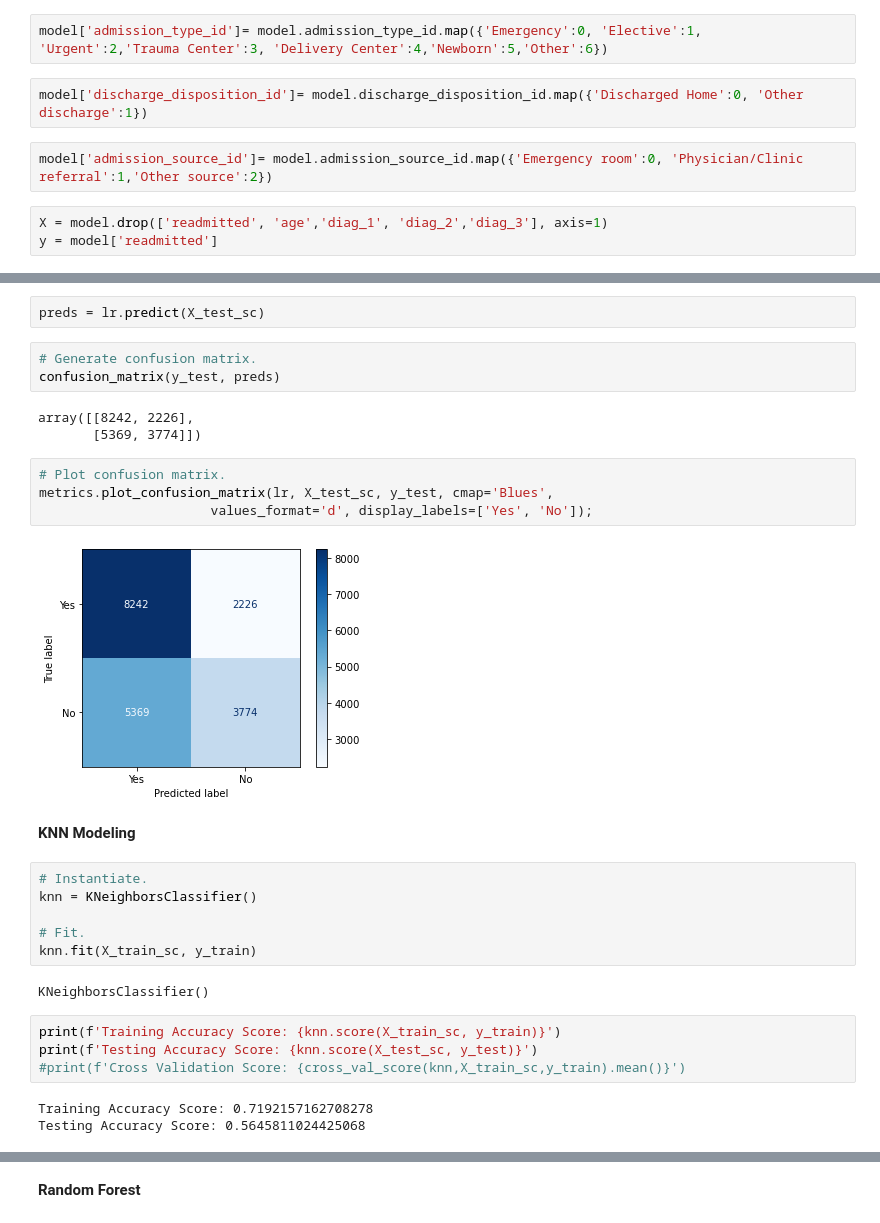
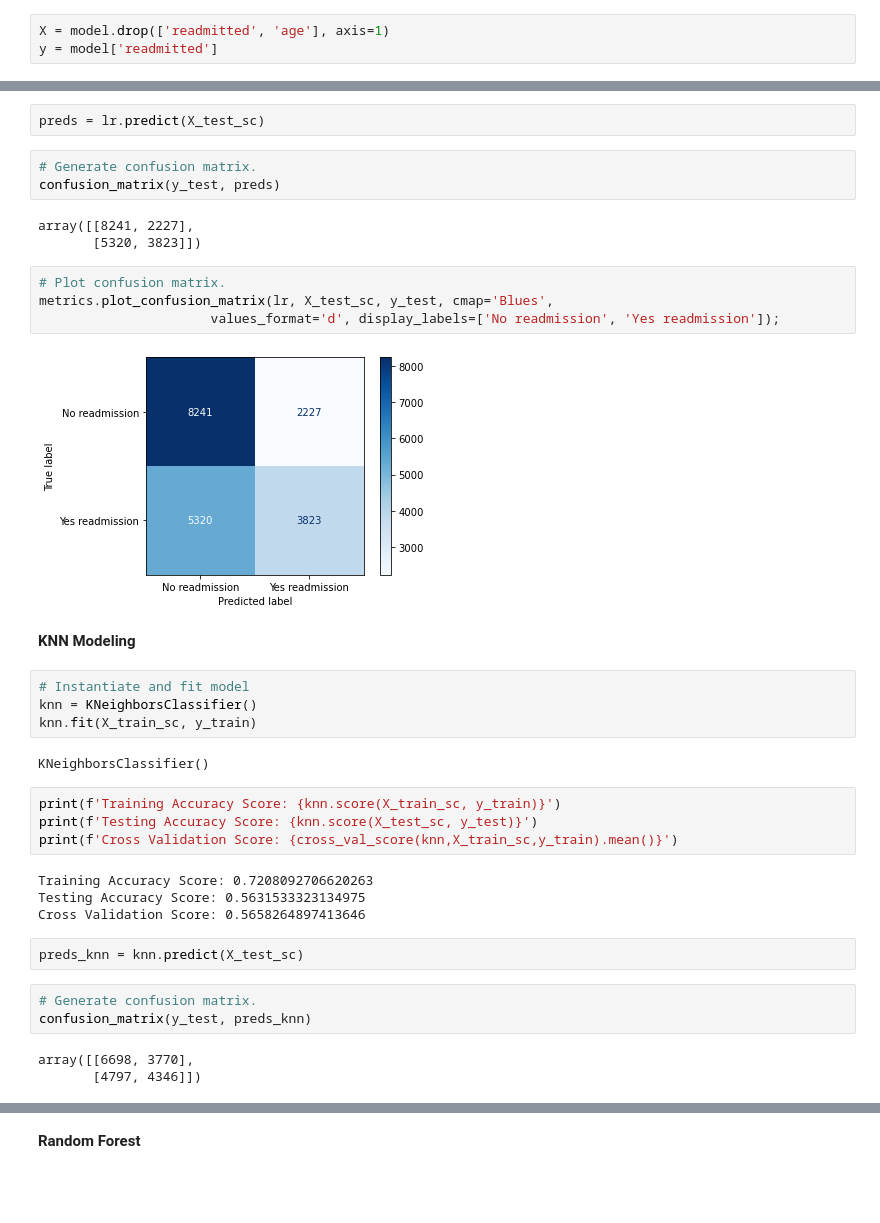
Before and after one commit to akamara05/diabetic_readmissions_project, a Jupyter notebook: part-04/Part 3- Modeling.ipynb, the cells around one changed output, grey strips where cells are left out. Cells and saved outputs as stored; diff of their text form; blank space fills up the shorter version.

Commit message:
EDA clean up and various modeling data options.

```diff
--- a/part-04/Part 3- Modeling.ipynb
+++ b/part-04/Part 3- Modeling.ipynb
@@ -71,11 +64,5 @@ Name: admission_source_id, dtype: int64
-# %%
-model['admission_type_id']= model.admission_type_id.map({'Emergency':0, 'Elective':1, 'Urgent':2,'Trauma Center':3, 'Delivery Center':4,'Newborn':5,'Other':6})
-# %%
-model['discharge_disposition_id']= model.discharge_disposition_id.map({'Discharged Home':0, 'Other discharge':1})
-# %%
-model['admission_source_id']= model.admission_source_id.map({'Emergency room':0, 'Physician/Clinic referral':1,'Other source':2})
 # %%
-X = model.drop(['readmitted', 'age','diag_1', 'diag_2','diag_3'], axis=1)
+X = model.drop(['readmitted', 'age'], axis=1)
 y = model['readmitted']
 # %% [markdown]
 __Baseline__
@@ -124,28 +111,35 @@ preds = lr.predict(X_test_sc)
 # Generate confusion matrix.
 confusion_matrix(y_test, preds)
 # %% [output]
-array([[8242, 2226],
-       [5369, 3774]])
+array([[8241, 2227],
+       [5320, 3823]])
 # %%
 # Plot confusion matrix.
 metrics.plot_confusion_matrix(lr, X_test_sc, y_test, cmap='Blues',
-                      values_format='d', display_labels=['Yes', 'No']);
+                      values_format='d', display_labels=['No readmission', 'Yes readmission']);
 # %% [output]
-[figure, old version]
+[figure, new version]
 # %% [markdown]
 __KNN Modeling__
 # %%
-# Instantiate.
+# Instantiate and fit model
 knn = KNeighborsClassifier()
-
-# Fit.
 knn.fit(X_train_sc, y_train)
 # %% [output]
 KNeighborsClassifier()
 # %%
 print(f'Training Accuracy Score: {knn.score(X_train_sc, y_train)}')
 print(f'Testing Accuracy Score: {knn.score(X_test_sc, y_test)}')
-#print(f'Cross Validation Score: {cross_val_score(knn,X_train_sc,y_train).mean()}')
+print(f'Cross Validation Score: {cross_val_score(knn,X_train_sc,y_train).mean()}')
 # %% [output]
-Training Accuracy Score: 0.7192157162708278
-Testing Accuracy Score: 0.5645811024425068
+Training Accuracy Score: 0.7208092706620263
+Testing Accuracy Score: 0.5631533323134975
+Cross Validation Score: 0.5658264897413646
+# %%
+preds_knn = knn.predict(X_test_sc)
+# %%
+# Generate confusion matrix.
+confusion_matrix(y_test, preds_knn)
+# %% [output]
+array([[6698, 3770],
+       [4797, 4346]])
```
Also changed, not shown: parts of 25 cells of this notebook, 2 other files.
